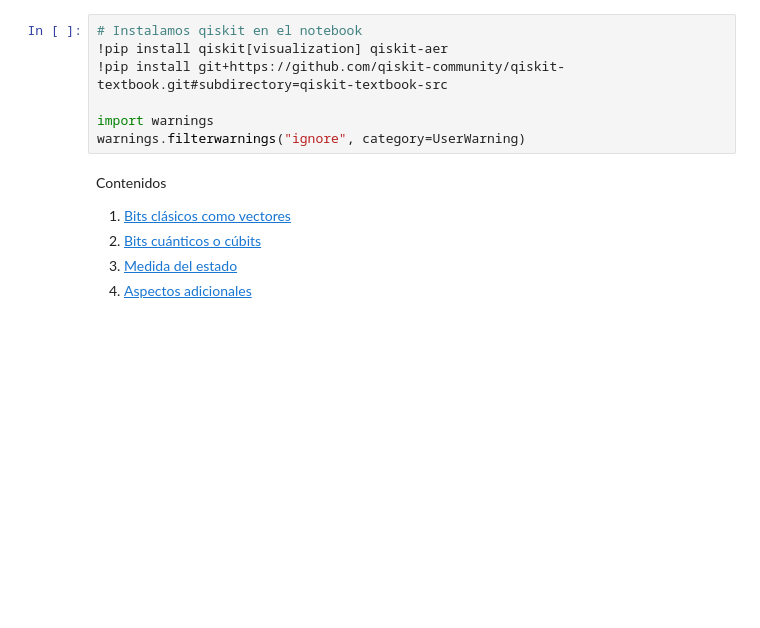
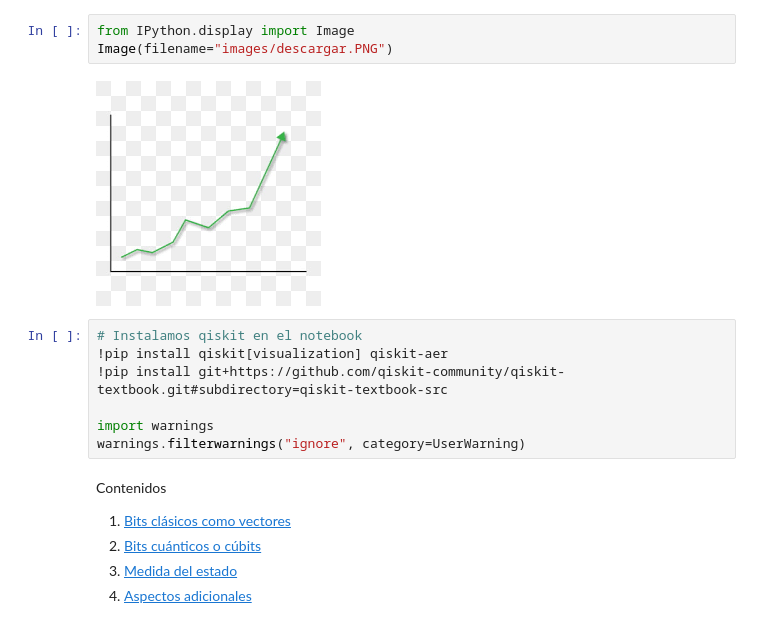
Before and after one commit to jorgevazquezperez/MQIST, a Jupyter notebook: Bits y Cúbits.ipynb, the cells around one changed output. Cells and saved outputs as stored; diff of their text form; blank space fills up the shorter version.

```diff
--- a/Bits y Cúbits.ipynb
+++ b/Bits y Cúbits.ipynb
@@ -6,6 +6,11 @@
 <img src="images/descargar.PNG"  width="200px" />
 # %% [markdown]
 ![Keywords-Ads-Landing pages flow](images/descargar.png)
+# %%
+from IPython.display import Image
+Image(filename="images/descargar.PNG")
+# %% [output]
+[figure, added]
 # %%
 # Instalamos qiskit en el notebook
 !pip install qiskit[visualization] qiskit-aer
```
